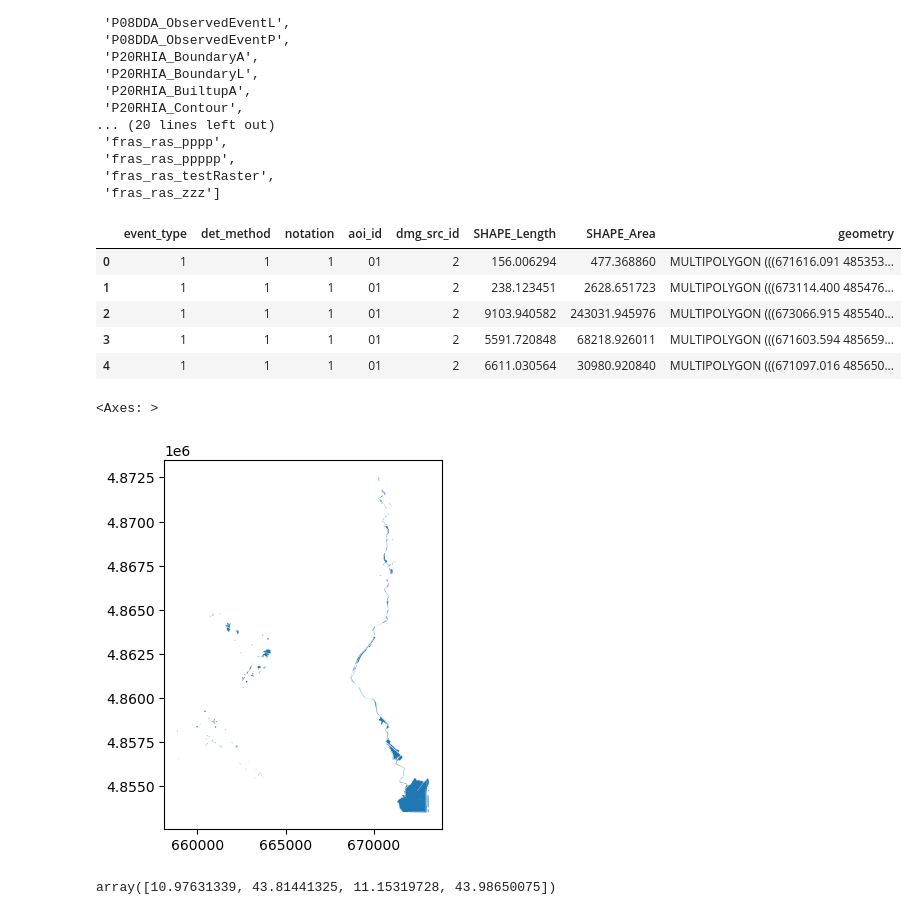
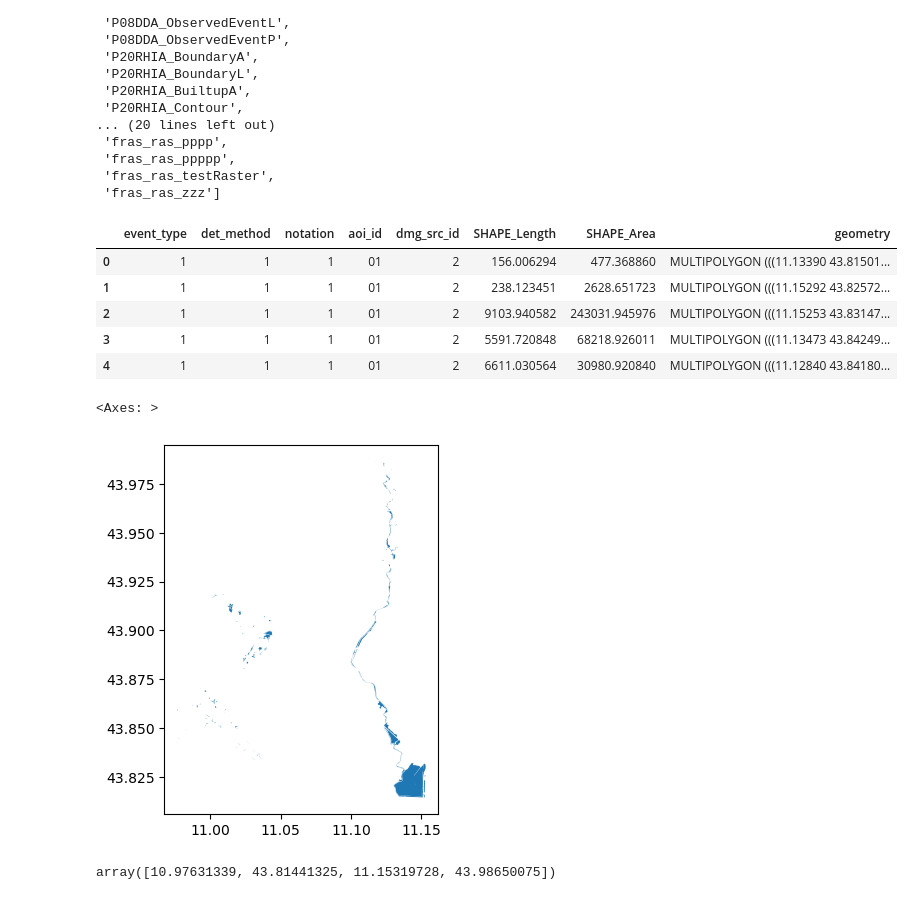
Before and after one commit to OPERA-Cal-Val/dist-s1-events, a Jupyter notebook: external_data_organize/1b_Copernicus-from-GDB.ipynb, the cells around one changed output. Saved outputs shown, nothing was run; the diff lists cells and outputs as text; code cells hidden in the pictures.

```diff
--- a/external_data_organize/1b_Copernicus-from-GDB.ipynb
+++ b/external_data_organize/1b_Copernicus-from-GDB.ipynb
@@ -48,20 +48,20 @@ fiona.listlayers('../external_validation_data/copernicus_ems/tuscany_flood_2023/
  'fras_ras_testRaster',
  'fras_ras_zzz']
 # %%
-df_event = gpd.read_file('../external_validation_data/copernicus_ems/tuscany_flood_2023/EMSN185_STD_UTM32N.gdb/', layer='P08DDA_ObservedEventA')
+df_event = gpd.read_file('../external_validation_data/copernicus_ems/tuscany_flood_2023/EMSN185_STD_UTM32N.gdb/', layer='P08DDA_ObservedEventA').to_crs(4326)
 df_event.head()
 # %% [output]
 |  | event_type | det_method | notation | aoi_id | dmg_src_id | SHAPE_Length | SHAPE_Area | geometry |
-| 0 | 1 | 1 | 1 | 01 | 2 | 156.006294 | 477.368860 | MULTIPOLYGON (((671616.091 485353... |
-| 1 | 1 | 1 | 1 | 01 | 2 | 238.123451 | 2628.651723 | MULTIPOLYGON (((673114.400 485476... |
-| 2 | 1 | 1 | 1 | 01 | 2 | 9103.940582 | 243031.945976 | MULTIPOLYGON (((673066.915 485540... |
-| 3 | 1 | 1 | 1 | 01 | 2 | 5591.720848 | 68218.926011 | MULTIPOLYGON (((671603.594 485659... |
-| 4 | 1 | 1 | 1 | 01 | 2 | 6611.030564 | 30980.920840 | MULTIPOLYGON (((671097.016 485650... |
+| 0 | 1 | 1 | 1 | 01 | 2 | 156.006294 | 477.368860 | MULTIPOLYGON (((11.13390 43.81501... |
+| 1 | 1 | 1 | 1 | 01 | 2 | 238.123451 | 2628.651723 | MULTIPOLYGON (((11.15292 43.82572... |
+| 2 | 1 | 1 | 1 | 01 | 2 | 9103.940582 | 243031.945976 | MULTIPOLYGON (((11.15253 43.83147... |
+| 3 | 1 | 1 | 1 | 01 | 2 | 5591.720848 | 68218.926011 | MULTIPOLYGON (((11.13473 43.84249... |
+| 4 | 1 | 1 | 1 | 01 | 2 | 6611.030564 | 30980.920840 | MULTIPOLYGON (((11.12840 43.84180... |
 # %%
 df_event.plot()
 # %% [output]
 <Axes: >
-[figure, old version]
+[figure, new version]
 # %%
 df_event = df_event.to_crs(4326)
 # %%
```
Also changed, not shown: parts of 1 cell of this notebook.
